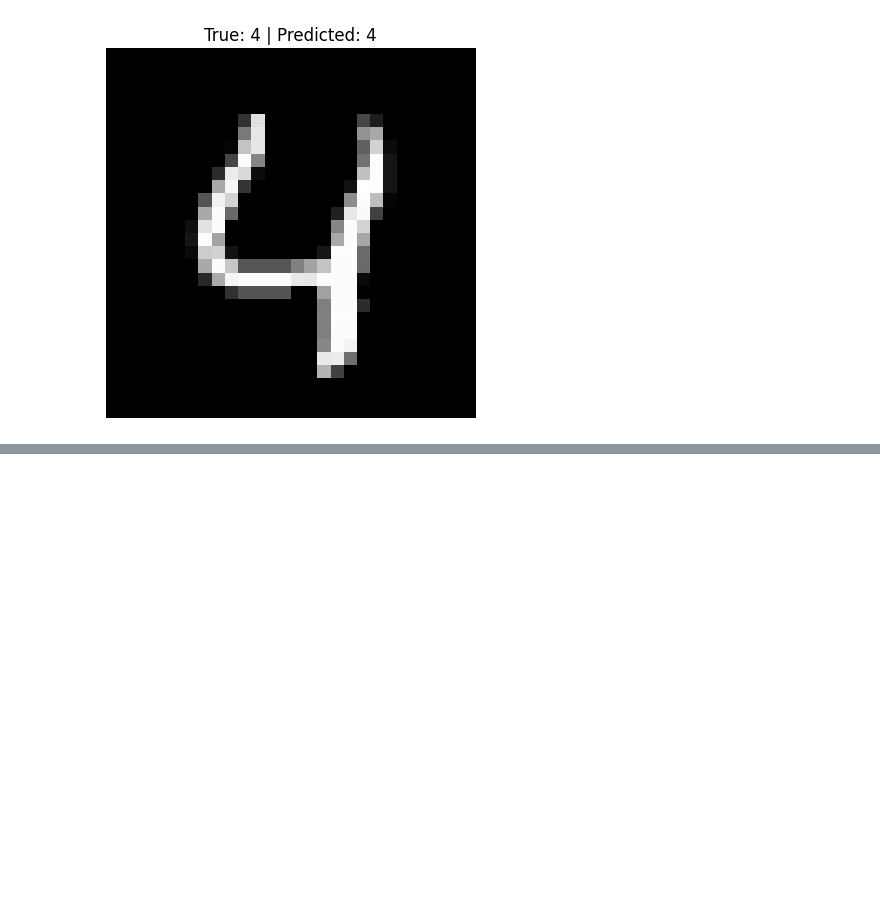
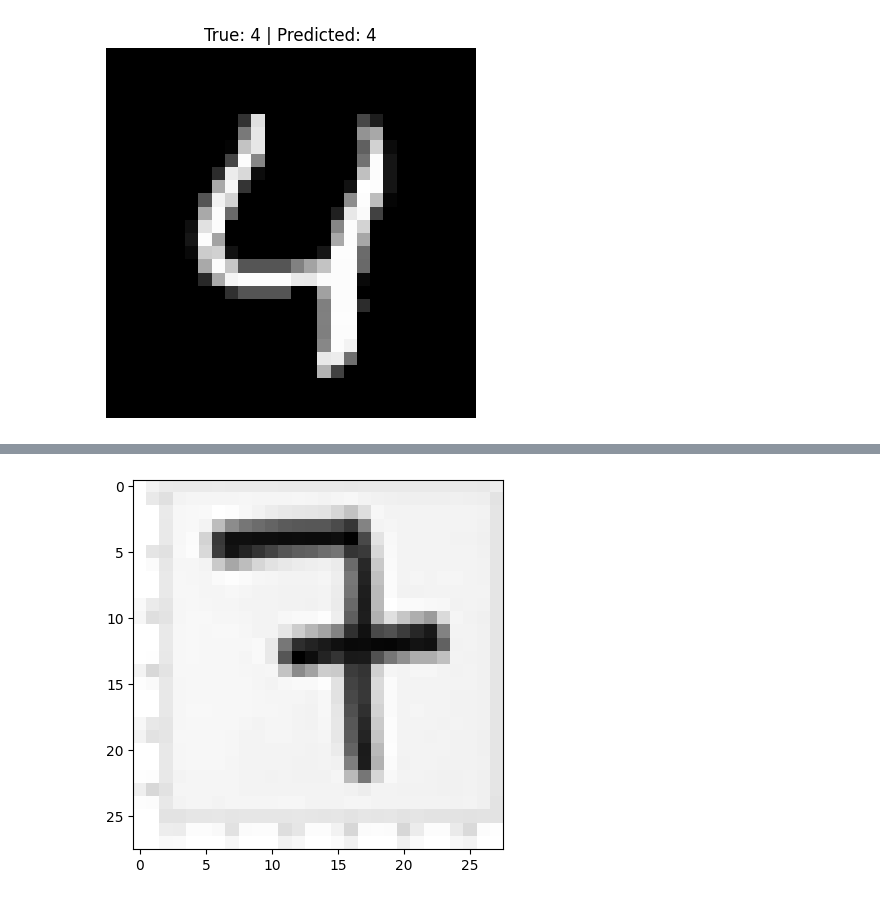
Before and after one commit to prabuddhayogi/ai-with-python, a Jupyter notebook: CnnBook.ipynb, the cells around one changed output, grey strips where cells are left out. Cells and saved outputs as stored; diff of their text form; code cells hidden in the pictures; blank space fills up the shorter version.

```diff
--- a/CnnBook.ipynb
+++ b/CnnBook.ipynb
@@ -184,7 +209,7 @@ for i in range(num_images):
 from PIL import Image
 import numpy as np
 
-img = Image.open("number.jpg").convert("L")
+img = Image.open("/content/drive/MyDrive/AI-python/lecture37/image_of_7.png").convert("L")
 img = img.resize((28,28))
 
 img_array = np.array(img) / 255.0
@@ -196,6 +221,4 @@ print("Predicted digit:", np.argmax(prediction))
 
 plt.imshow(img_array.reshape(28,28), cmap='gray')
 plt.show()
-
-#  becuse mnist data set have diffrent color and alll the factors so thats why our model is failing
 # %% [output]
@@ -202,0 +227 @@ FileNotFoundError: [Errno 2] No such file or directory: 'number.jpg'
+[figure, added]
```
Also changed, not shown: parts of 3 cells of this notebook.
